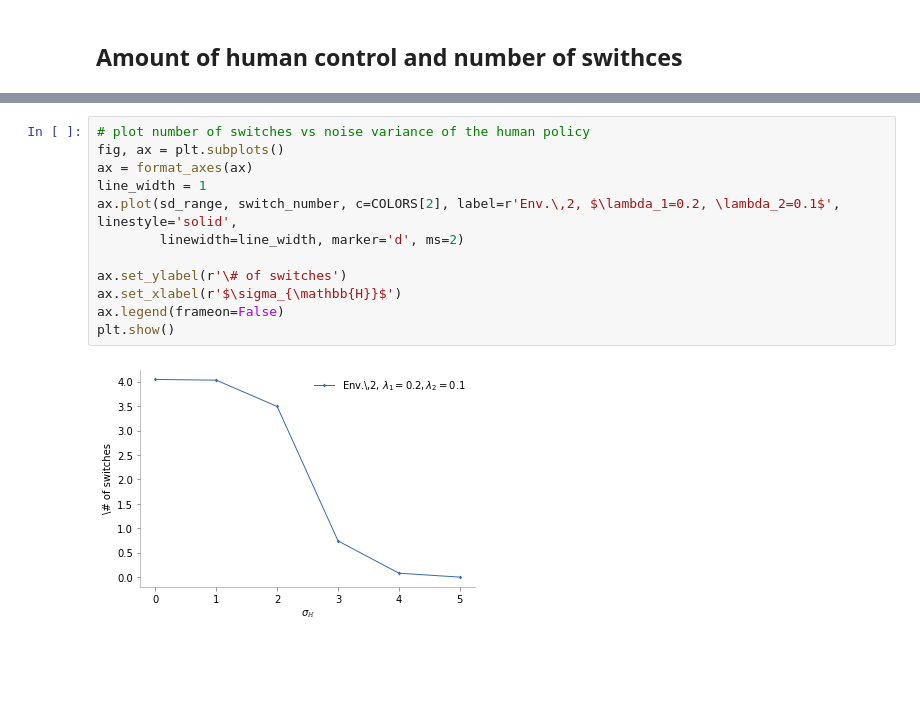
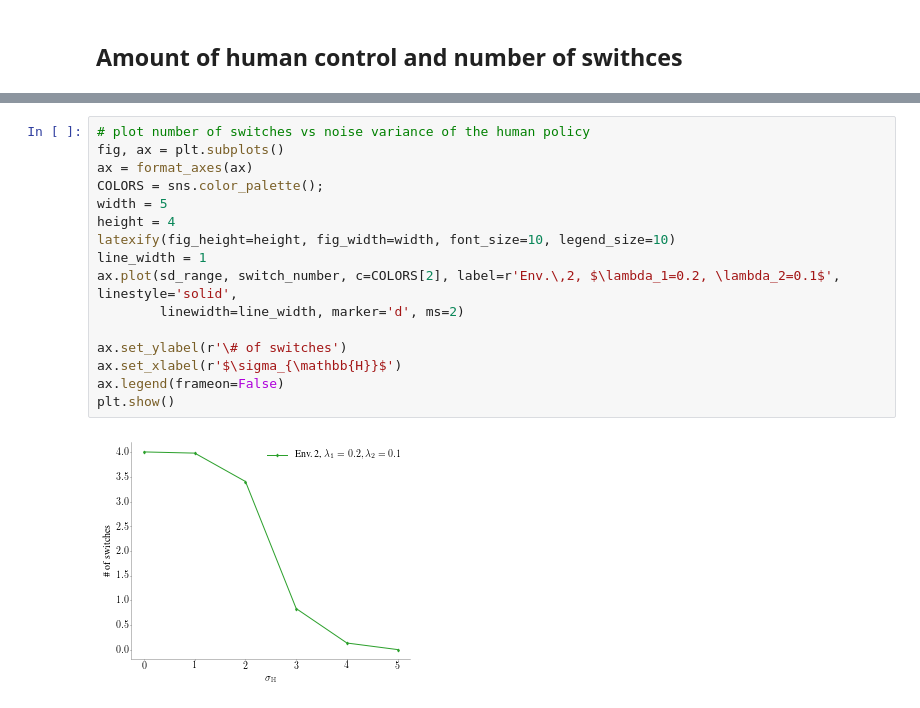
Before and after one commit to vdblm/Human-Machine-MDP, a Jupyter notebook: plots.ipynb, the cells around one changed output, grey strips where cells are left out. Cells and saved outputs as stored; diff of their text form; blank space fills up the shorter version.

```diff
--- a/plots.ipynb
+++ b/plots.ipynb
@@ -151,14 +151,18 @@ average number of switches: 0.0
 # %%
 # plot number of switches vs noise variance of the human policy
 fig, ax = plt.subplots()
 ax = format_axes(ax)
+COLORS = sns.color_palette();
+width = 5
+height = 4
+latexify(fig_height=height, fig_width=width, font_size=10, legend_size=10)
 line_width = 1
 ax.plot(sd_range, switch_number, c=COLORS[2], label=r'Env.\,2, $\lambda_1=0.2, \lambda_2=0.1$', linestyle='solid',
         linewidth=line_width, marker='d', ms=2)
 
 ax.set_ylabel(r'\# of switches')
 ax.set_xlabel(r'$\sigma_{\mathbb{H}}$')
 ax.legend(frameon=False)
 plt.show()
 # %% [output]
-[figure, old version]
+[figure, new version]
```
Also changed, not shown: parts of 1 cell of this notebook, 1 other file.
